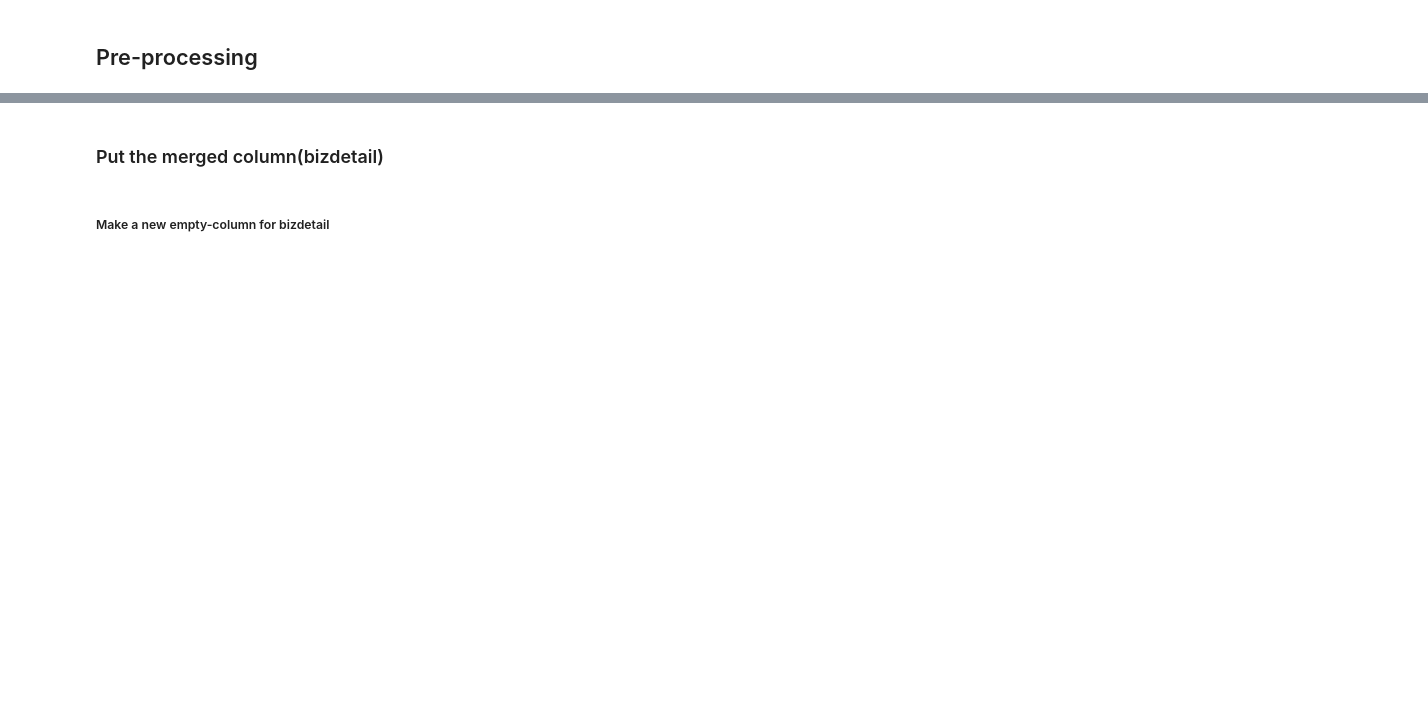
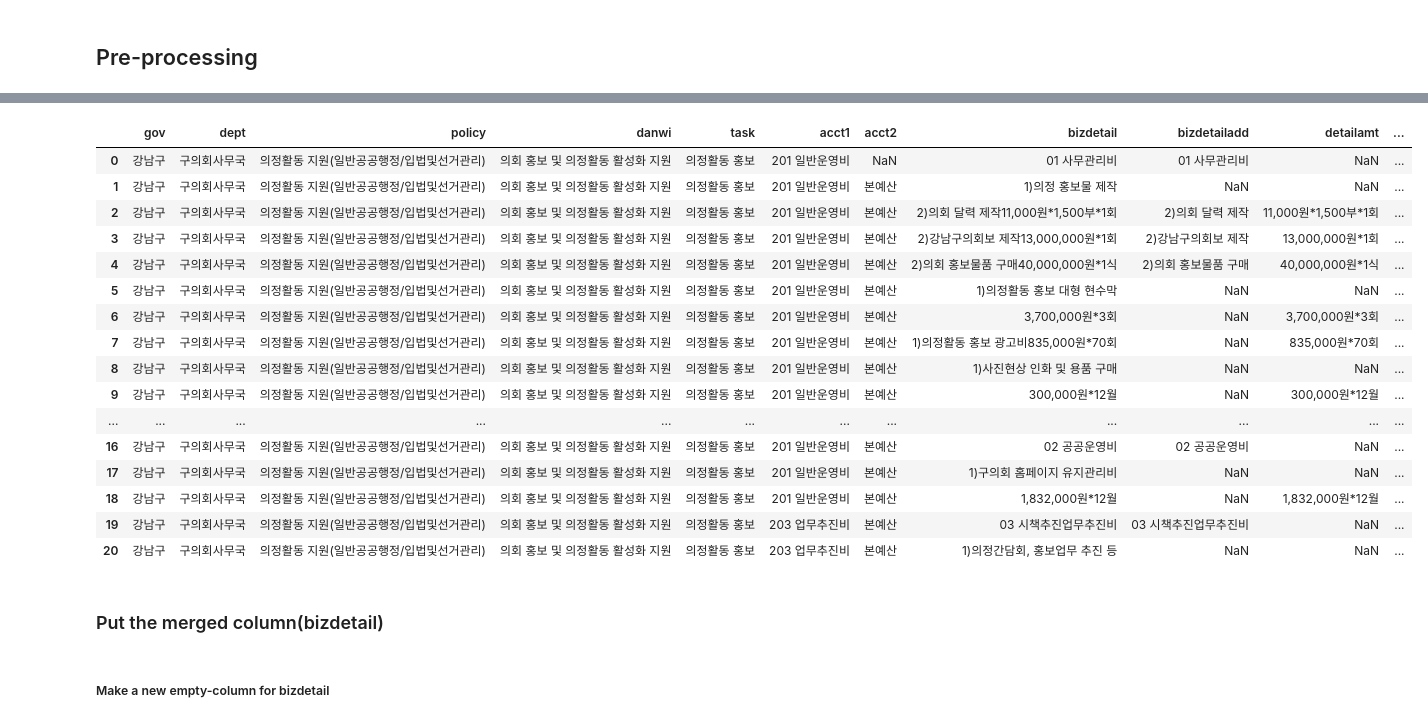
Before and after one commit to JO-HEEJIN/AI, a Jupyter notebook: EDA_gu_0511.ipynb, the cells around one changed output, grey strips where cells are left out. Cells and saved outputs as stored; diff of their text form; code cells hidden in the pictures; blank space fills up the shorter version.

```diff
--- a/EDA_gu_0511.ipynb
+++ b/EDA_gu_0511.ipynb
@@ -187,3 +229,23 @@ df.head(30)
+# %%
+df
+# %% [output]
+|  | gov | dept | policy | danwi | task | acct1 | acct2 | bizdetail | bizdetailadd | detailamt | ... |
+| 0 | 강남구 | 구의회사무국 | 의정활동 지원(일반공공행정/입법및선거관리) | 의회 홍보 및 의정활동 활성화 지원 | 의정활동 홍보 | 201 일반운영비 | NaN | 01 사무관리비 | 01 사무관리비 | NaN | ... |
+| 1 | 강남구 | 구의회사무국 | 의정활동 지원(일반공공행정/입법및선거관리) | 의회 홍보 및 의정활동 활성화 지원 | 의정활동 홍보 | 201 일반운영비 | 본예산 | 1)의정 홍보물 제작 | NaN | NaN | ... |
+| 2 | 강남구 | 구의회사무국 | 의정활동 지원(일반공공행정/입법및선거관리) | 의회 홍보 및 의정활동 활성화 지원 | 의정활동 홍보 | 201 일반운영비 | 본예산 | 2)의회 달력 제작11,000원*1,500부*1회 | 2)의회 달력 제작 | 11,000원*1,500부*1회 | ... |
+| 3 | 강남구 | 구의회사무국 | 의정활동 지원(일반공공행정/입법및선거관리) | 의회 홍보 및 의정활동 활성화 지원 | 의정활동 홍보 | 201 일반운영비 | 본예산 | 2)강남구의회보 제작13,000,000원*1회 | 2)강남구의회보 제작 | 13,000,000원*1회 | ... |
+| 4 | 강남구 | 구의회사무국 | 의정활동 지원(일반공공행정/입법및선거관리) | 의회 홍보 및 의정활동 활성화 지원 | 의정활동 홍보 | 201 일반운영비 | 본예산 | 2)의회 홍보물품 구매40,000,000원*1식 | 2)의회 홍보물품 구매 | 40,000,000원*1식 | ... |
+| 5 | 강남구 | 구의회사무국 | 의정활동 지원(일반공공행정/입법및선거관리) | 의회 홍보 및 의정활동 활성화 지원 | 의정활동 홍보 | 201 일반운영비 | 본예산 | 1)의정활동 홍보 대형 현수막 | NaN | NaN | ... |
+| 6 | 강남구 | 구의회사무국 | 의정활동 지원(일반공공행정/입법및선거관리) | 의회 홍보 및 의정활동 활성화 지원 | 의정활동 홍보 | 201 일반운영비 | 본예산 | 3,700,000원*3회 | NaN | 3,700,000원*3회 | ... |
+| 7 | 강남구 | 구의회사무국 | 의정활동 지원(일반공공행정/입법및선거관리) | 의회 홍보 및 의정활동 활성화 지원 | 의정활동 홍보 | 201 일반운영비 | 본예산 | 1)의정활동 홍보 광고비835,000원*70회 | NaN | 835,000원*70회 | ... |
+| 8 | 강남구 | 구의회사무국 | 의정활동 지원(일반공공행정/입법및선거관리) | 의회 홍보 및 의정활동 활성화 지원 | 의정활동 홍보 | 201 일반운영비 | 본예산 | 1)사진현상 인화 및 용품 구매 | NaN | NaN | ... |
+| 9 | 강남구 | 구의회사무국 | 의정활동 지원(일반공공행정/입법및선거관리) | 의회 홍보 및 의정활동 활성화 지원 | 의정활동 홍보 | 201 일반운영비 | 본예산 | 300,000원*12월 | NaN | 300,000원*12월 | ... |
+| ... | ... | ... | ... | ... | ... | ... | ... | ... | ... | ... | ... |
+| 16 | 강남구 | 구의회사무국 | 의정활동 지원(일반공공행정/입법및선거관리) | 의회 홍보 및 의정활동 활성화 지원 | 의정활동 홍보 | 201 일반운영비 | 본예산 | 02 공공운영비 | 02 공공운영비 | NaN | ... |
+| 17 | 강남구 | 구의회사무국 | 의정활동 지원(일반공공행정/입법및선거관리) | 의회 홍보 및 의정활동 활성화 지원 | 의정활동 홍보 | 201 일반운영비 | 본예산 | 1)구의회 홈페이지 유지관리비 | NaN | NaN | ... |
+| 18 | 강남구 | 구의회사무국 | 의정활동 지원(일반공공행정/입법및선거관리) | 의회 홍보 및 의정활동 활성화 지원 | 의정활동 홍보 | 201 일반운영비 | 본예산 | 1,832,000원*12월 | NaN | 1,832,000원*12월 | ... |
+| 19 | 강남구 | 구의회사무국 | 의정활동 지원(일반공공행정/입법및선거관리) | 의회 홍보 및 의정활동 활성화 지원 | 의정활동 홍보 | 203 업무추진비 | 본예산 | 03 시책추진업무추진비 | 03 시책추진업무추진비 | NaN | ... |
+| 20 | 강남구 | 구의회사무국 | 의정활동 지원(일반공공행정/입법및선거관리) | 의회 홍보 및 의정활동 활성화 지원 | 의정활동 홍보 | 203 업무추진비 | 본예산 | 1)의정간담회, 홍보업무 추진 등 | NaN | NaN | ... |
 # %% [markdown]
 ### Put the merged column(bizdetail)
 # %% [markdown]
```
Also changed, not shown: parts of 25 cells of this notebook.
